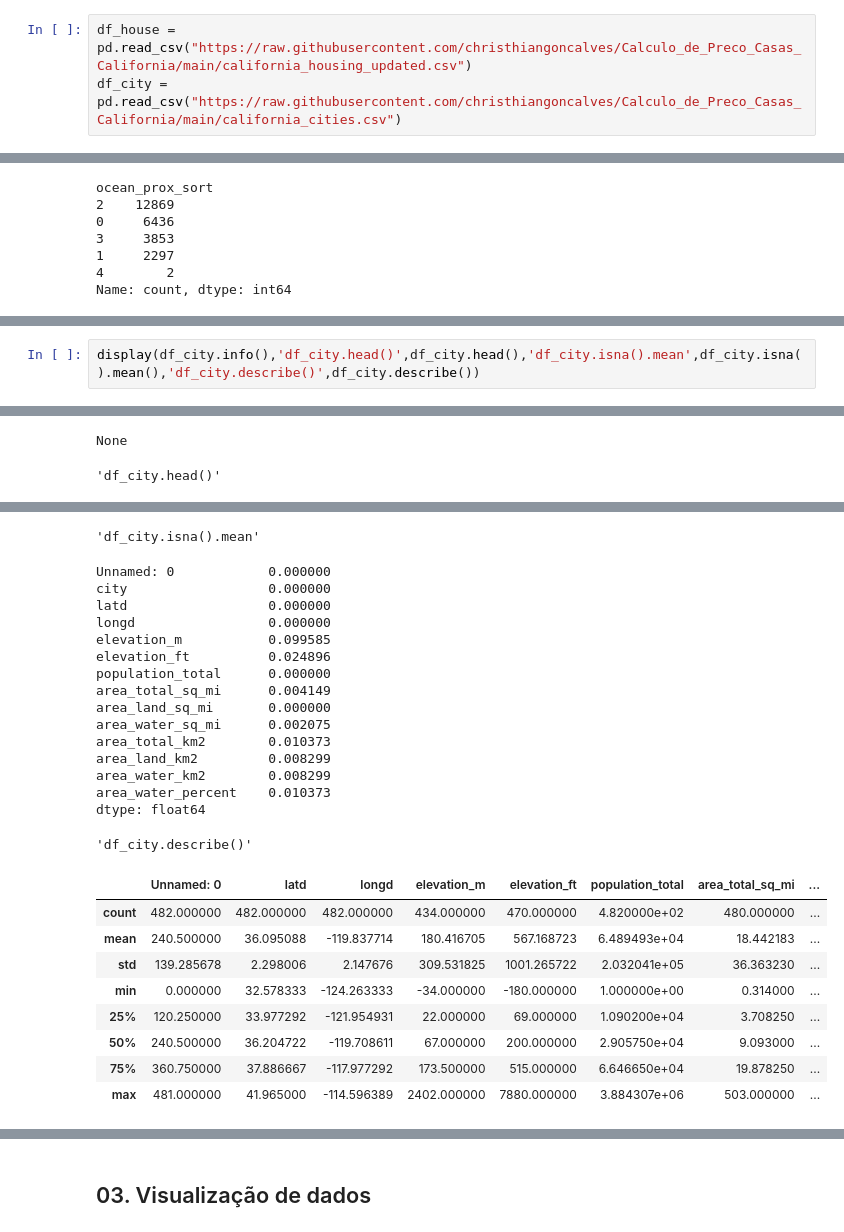
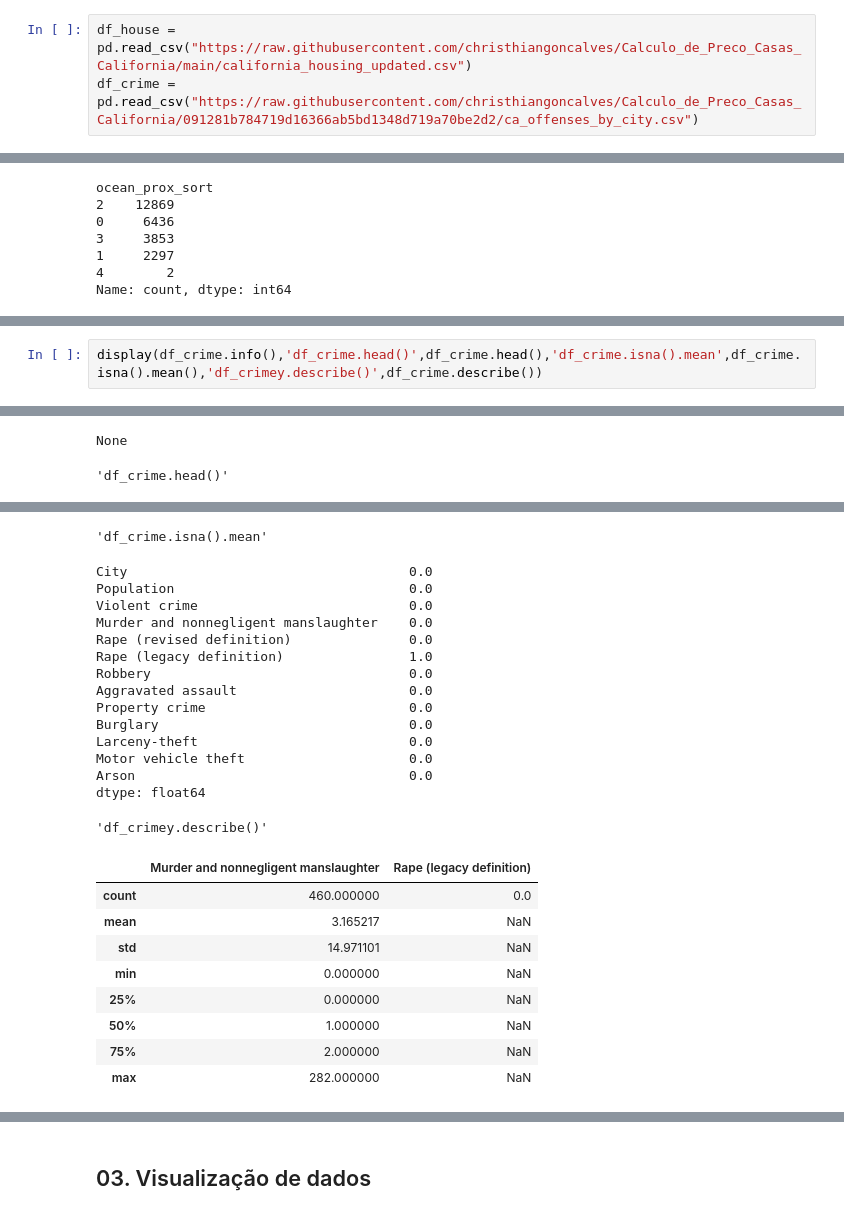
Before and after one commit to christhiangoncalves/Calculo_de_Preco_Casas_California, a Jupyter notebook: California_house_Price.ipynb, the cells around one changed output, grey strips where cells are left out. Saved outputs shown, nothing was run; the diff lists cells and outputs as text.

```diff
--- a/California_house_Price.ipynb
+++ b/California_house_Price.ipynb
@@ -33,7 +33,7 @@ import seaborn as sns
 ### 2.2 Carregando base de dados
 # %%
 df_house = pd.read_csv("https://raw.githubusercontent.com/christhiangoncalves/Calculo_de_Preco_Casas_California/main/california_housing_updated.csv")
-df_city = pd.read_csv("https://raw.githubusercontent.com/christhiangoncalves/Calculo_de_Preco_Casas_California/main/california_cities.csv")
+df_crime = pd.read_csv("https://raw.githubusercontent.com/christhiangoncalves/Calculo_de_Preco_Casas_California/091281b784719d16366ab5bd1348d719a70be2d2/ca_offenses_by_city.csv")
 # %% [markdown]
 ### 2.3 Análise dos dados
 # %% [markdown]
@@ -276,4 +275,4 @@ df_house
 # %%
-display(df_city.info(),'df_city.head()',df_city.head(),'df_city.isna().mean',df_city.isna().mean(),'df_city.describe()',df_city.describe())
+display(df_crime.info(),'df_crime.head()',df_crime.head(),'df_crime.isna().mean',df_crime.isna().mean(),'df_crimey.describe()',df_crime.describe())
 # %% [output]
 <class 'pandas.core.frame.DataFrame'>
@@ -296,2 +298,2 @@ memory usage: 52.8+ KB
 None
-'df_city.head()'
+'df_crime.head()'
@@ -304,28 +306,27 @@ None
-'df_city.isna().mean'
+'df_crime.isna().mean'
-Unnamed: 0            0.000000
-city                  0.000000
-latd                  0.000000
-longd                 0.000000
-elevation_m           0.099585
-elevation_ft          0.024896
-population_total      0.000000
-area_total_sq_mi      0.004149
-area_land_sq_mi       0.000000
-area_water_sq_mi      0.002075
-area_total_km2        0.010373
-area_land_km2         0.008299
-area_water_km2        0.008299
-area_water_percent    0.010373
+City                                    0.0
+Population                              0.0
+Violent crime                           0.0
+Murder and nonnegligent manslaughter    0.0
+Rape (revised definition)               0.0
+Rape (legacy definition)                1.0
+Robbery                                 0.0
+Aggravated assault                      0.0
+Property crime                          0.0
+Burglary                                0.0
+Larceny-theft                           0.0
+Motor vehicle theft                     0.0
+Arson                                   0.0
 dtype: float64
-'df_city.describe()'
+'df_crimey.describe()'
-|  | Unnamed: 0 | latd | longd | elevation_m | elevation_ft | population_total | area_total_sq_mi | ... |
-| count | 482.000000 | 482.000000 | 482.000000 | 434.000000 | 470.000000 | 4.820000e+02 | 480.000000 | ... |
-| mean | 240.500000 | 36.095088 | -119.837714 | 180.416705 | 567.168723 | 6.489493e+04 | 18.442183 | ... |
-| std | 139.285678 | 2.298006 | 2.147676 | 309.531825 | 1001.265722 | 2.032041e+05 | 36.363230 | ... |
-| min | 0.000000 | 32.578333 | -124.263333 | -34.000000 | -180.000000 | 1.000000e+00 | 0.314000 | ... |
-| 25% | 120.250000 | 33.977292 | -121.954931 | 22.000000 | 69.000000 | 1.090200e+04 | 3.708250 | ... |
-| 50% | 240.500000 | 36.204722 | -119.708611 | 67.000000 | 200.000000 | 2.905750e+04 | 9.093000 | ... |
-| 75% | 360.750000 | 37.886667 | -117.977292 | 173.500000 | 515.000000 | 6.646650e+04 | 19.878250 | ... |
-| max | 481.000000 | 41.965000 | -114.596389 | 2402.000000 | 7880.000000 | 3.884307e+06 | 503.000000 | ... |
+|  | Murder and nonnegligent manslaughter | Rape (legacy definition) |
+| count | 460.000000 | 0.0 |
+| mean | 3.165217 | NaN |
+| std | 14.971101 | NaN |
+| min | 0.000000 | NaN |
+| 25% | 0.000000 | NaN |
+| 50% | 1.000000 | NaN |
+| 75% | 2.000000 | NaN |
+| max | 282.000000 | NaN |
 # %%
 #Realizado o tratamento das colunas do nome da cidade para realizar o merge de forma correta
```
Also changed, not shown: parts of 19 cells of this notebook.
